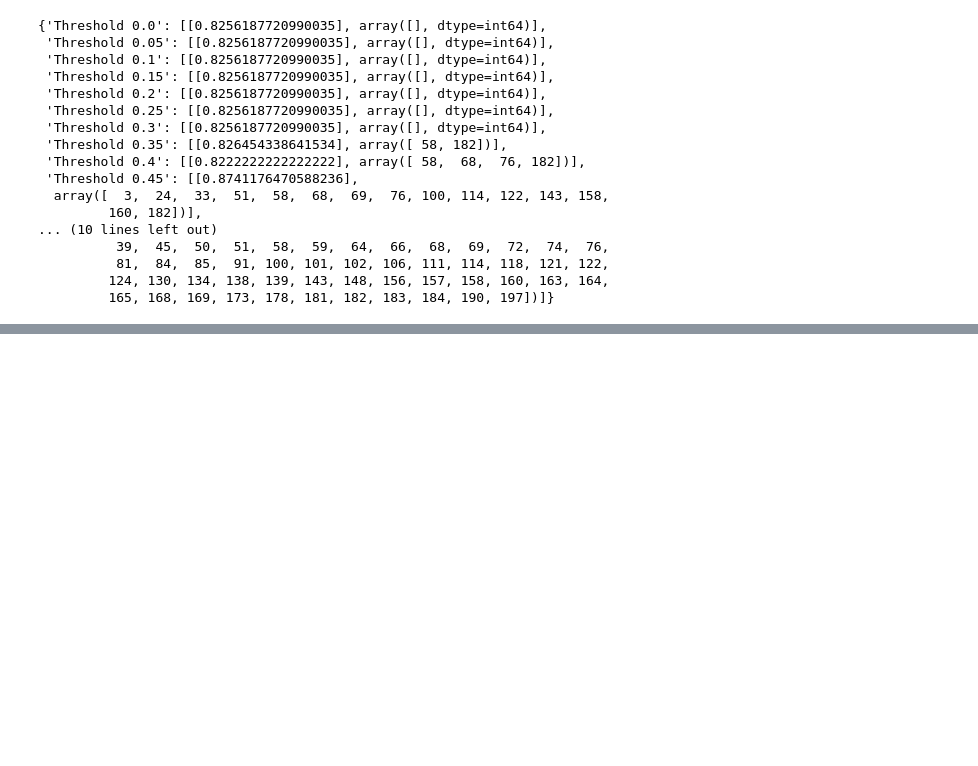
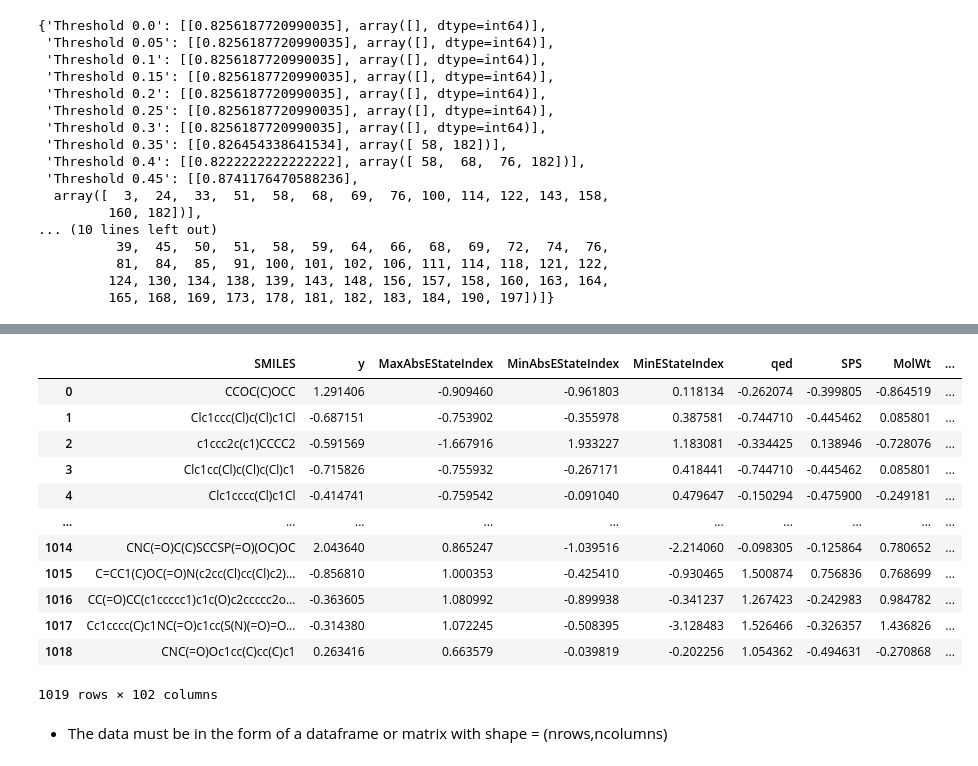
Before and after one commit to jeffrichardchemistry/pyADA, a Jupyter notebook: example/example_of_use.ipynb, the cells around one changed output, grey strips where cells are left out. Cells and saved outputs as stored; diff of their text form; code cells hidden in the pictures; blank space fills up the shorter version.

```diff
--- a/example/example_of_use.ipynb
+++ b/example/example_of_use.ipynb
@@ -278,0 +289,18 @@ ad.fit(model_sklearn=rfc, base_test=xi_test, base_train=xi_train, y_true=y_test,
+# %%
+path = 'data/esol_solubility_descriptors.csv'
+df = pd.read_csv(path, sep=';')
+df
+# %% [output]
+|  | SMILES | y | MaxAbsEStateIndex | MinAbsEStateIndex | MinEStateIndex | qed | SPS | MolWt | ... |
+| 0 | CCOC(C)OCC | 1.291406 | -0.909460 | -0.961803 | 0.118134 | -0.262074 | -0.399805 | -0.864519 | ... |
+| 1 | Clc1ccc(Cl)c(Cl)c1Cl | -0.687151 | -0.753902 | -0.355978 | 0.387581 | -0.744710 | -0.445462 | 0.085801 | ... |
+| 2 | c1ccc2c(c1)CCCC2 | -0.591569 | -1.667916 | 1.933227 | 1.183081 | -0.334425 | 0.138946 | -0.728076 | ... |
+| 3 | Clc1cc(Cl)c(Cl)c(Cl)c1 | -0.715826 | -0.755932 | -0.267171 | 0.418441 | -0.744710 | -0.445462 | 0.085801 | ... |
+| 4 | Clc1cccc(Cl)c1Cl | -0.414741 | -0.759542 | -0.091040 | 0.479647 | -0.150294 | -0.475900 | -0.249181 | ... |
+| ... | ... | ... | ... | ... | ... | ... | ... | ... | ... |
+| 1014 | CNC(=O)C(C)SCCSP(=O)(OC)OC | 2.043640 | 0.865247 | -1.039516 | -2.214060 | -0.098305 | -0.125864 | 0.780652 | ... |
+| 1015 | C=CC1(C)OC(=O)N(c2cc(Cl)cc(Cl)c2)... | -0.856810 | 1.000353 | -0.425410 | -0.930465 | 1.500874 | 0.756836 | 0.768699 | ... |
+| 1016 | CC(=O)CC(c1ccccc1)c1c(O)c2ccccc2o... | -0.363605 | 1.080992 | -0.899938 | -0.341237 | 1.267423 | -0.242983 | 0.984782 | ... |
+| 1017 | Cc1cccc(C)c1NC(=O)c1cc(S(N)(=O)=O... | -0.314380 | 1.072245 | -0.508395 | -3.128483 | 1.526466 | -0.326357 | 1.436826 | ... |
+| 1018 | CNC(=O)Oc1cc(C)cc(C)c1 | 0.263416 | 0.663579 | -0.039819 | -0.202256 | 1.054362 | -0.494631 | -0.270868 | ... |
+1019 rows × 102 columns
@@ -278,0 +310,2 @@ ad.fit(model_sklearn=rfc, base_test=xi_test, base_train=xi_train, y_true=y_test,
+# %% [markdown]
+- The data must be in the form of a dataframe or matrix with shape = (nrows,ncolumns)
```
Also changed, not shown: parts of 16 cells of this notebook, 2 other files.
